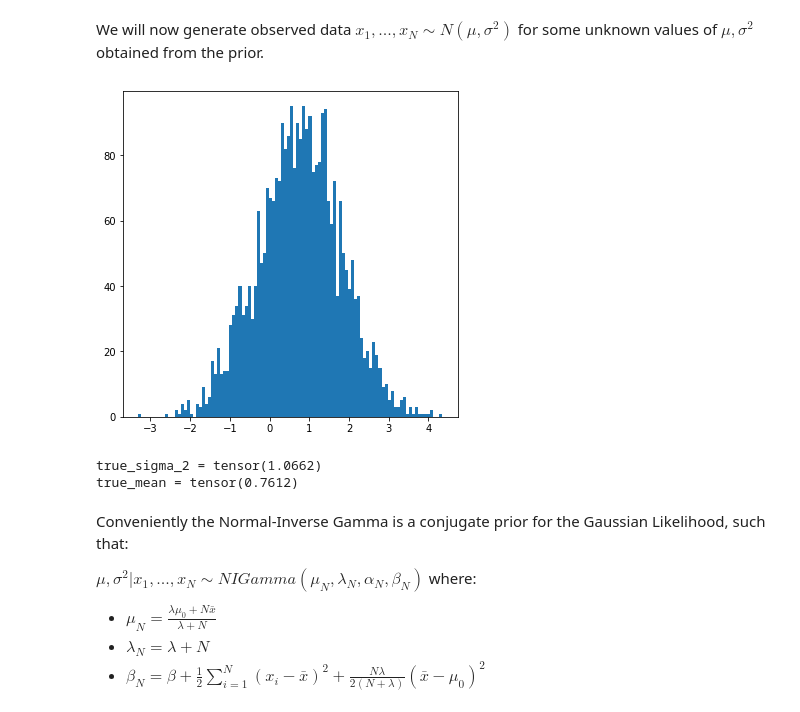
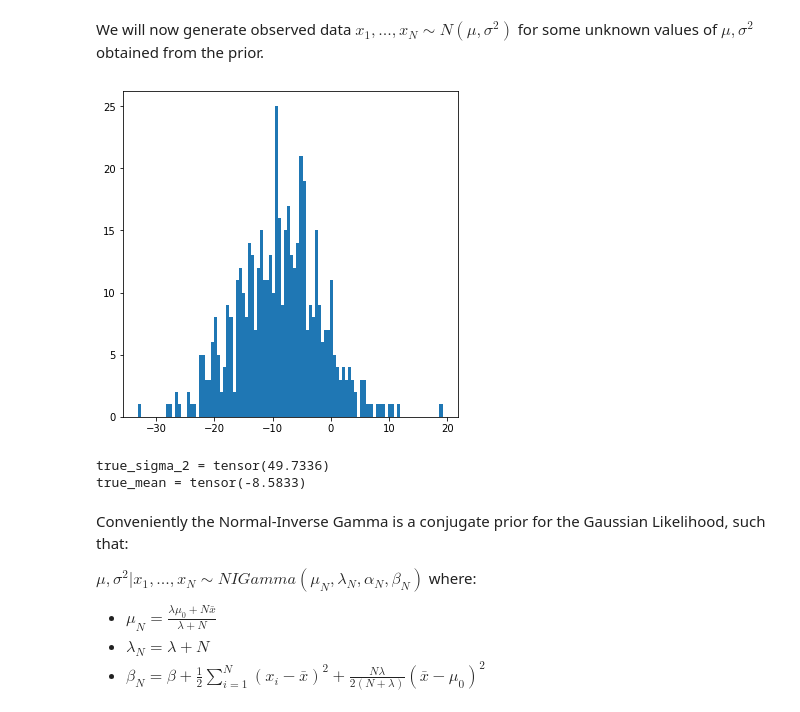
Before and after one commit to ElouanARGOUARCH/SBI, a Jupyter notebook: Normal Inverse Gamma Gibbs vs AGibbs.ipynb, the cells around one changed output. Cells and saved outputs as stored; diff of their text form; code cells hidden in the pictures.

```diff
--- a/Normal Inverse Gamma Gibbs vs AGibbs.ipynb
+++ b/Normal Inverse Gamma Gibbs vs AGibbs.ipynb
@@ -15,19 +15,19 @@ We will now generate observed data $x_1, ..., x_N \sim N(\mu, \sigma^2)$ for som
 # %%
 true_sigma_2 = pyro.distributions.InverseGamma(alpha, beta).sample()
 true_mean = torch.distributions.Normal(mu_0,torch.sqrt(true_sigma_2/lbda)).sample()
-N = 3000
+N = 500
 x_N  = torch.distributions.Normal(true_mean, torch.sqrt(true_sigma_2)).sample([N])
 
 import matplotlib.pyplot as plt
 plt.figure(figsize = (6,6))
 plt.hist(x_N.numpy(), bins = 100)
 plt.show()
 print('true_sigma_2 = ' + str(true_sigma_2))
 print('true_mean = ' + str(true_mean))
 # %% [output]
-[figure, old version]
+[figure, new version]
-true_sigma_2 = tensor(1.0662)
-true_mean = tensor(0.7612)
+true_sigma_2 = tensor(49.7336)
+true_mean = tensor(-8.5833)
 # %% [markdown]
 Conveniently the Normal-Inverse Gamma is a conjugate prior for the Gaussian Likelihood, such that:
 
```
Also changed, not shown: parts of 4 cells of this notebook, 4 other files.
